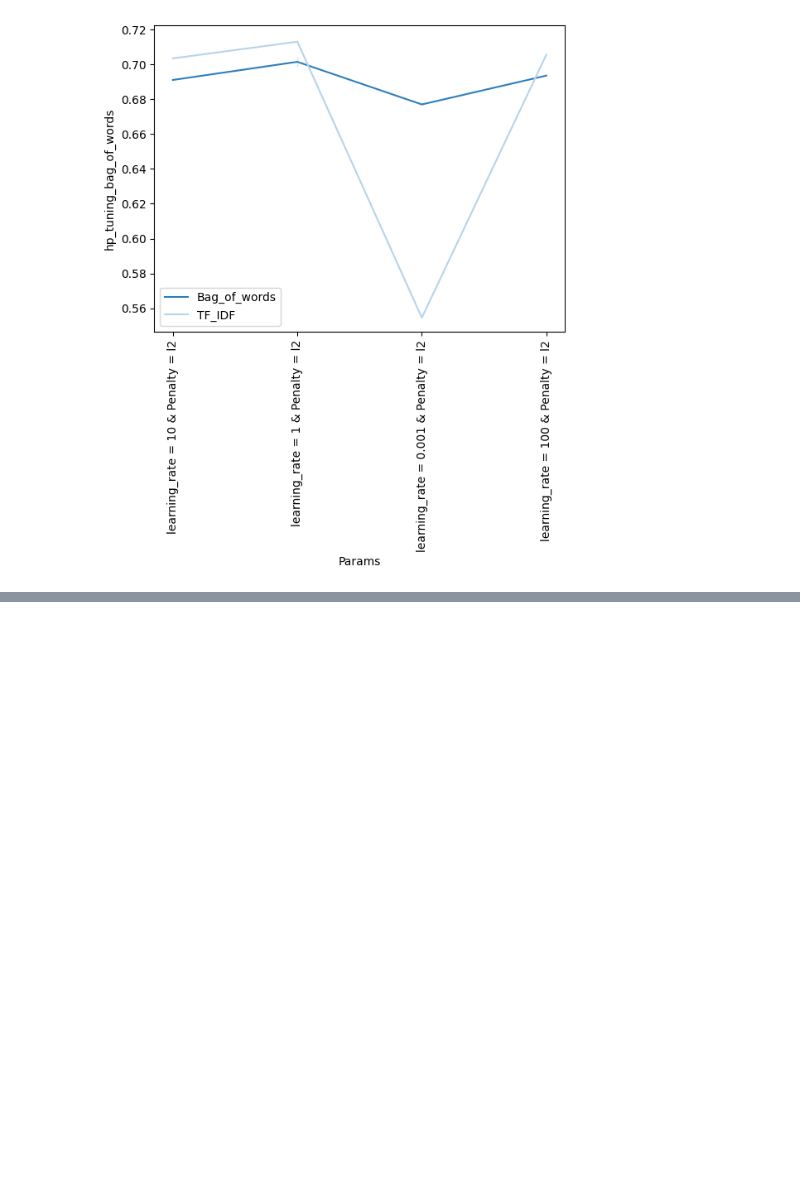
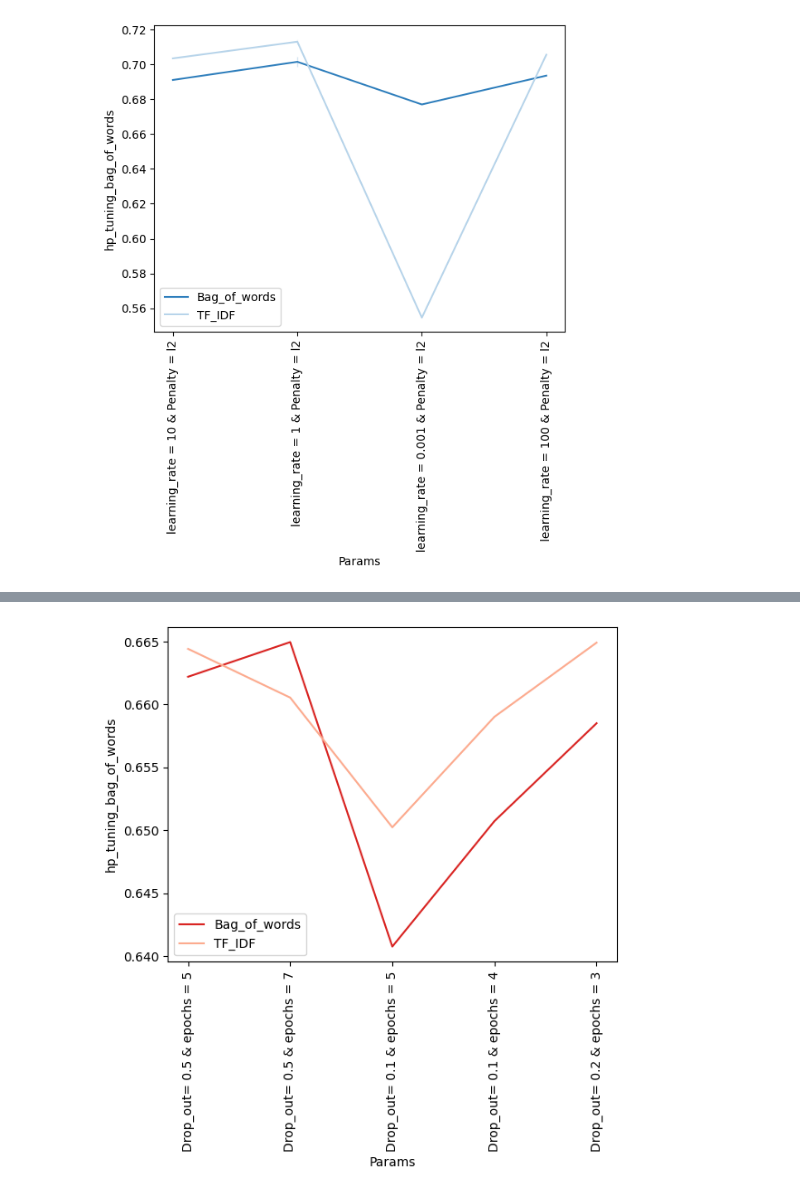
Before and after one commit to Jay9711/term_project_DM, a Jupyter notebook: Assignment_3.ipynb, the cells around one changed output, grey strips where cells are left out. Saved outputs shown, nothing was run; the diff lists cells and outputs as text; code cells hidden in the pictures; blank space fills up the shorter version.

```diff
--- a/Assignment_3.ipynb
+++ b/Assignment_3.ipynb
@@ -731,0 +818,14 @@ plt.show()
+# %%
+a=[128,64,512,256]
+b=[0.1, 0.2, 0.3, 0.4, 0.5, 0.6]
+c = [2,3,4,5,7]
+hp_tuning_bag_of_words=[]
+hp_tuning_tfidf=[]
+alph= []
+for i in range(5):
+  temp = random.choice(a)
+  temp2 = random.choice(b)
+  temp3 = random.choice(c)
+  hp_tuning_bag_of_words.append(neural_net_hp_tuning(temp,temp2,temp3))
+  hp_tuning_tfidf.append(neural_net_tfidf_hp_tuning(temp,temp2,temp3))
+  alph.append(f'Drop_out= {temp2} & epochs = {temp3}')
@@ -731,0 +850,12 @@ plt.show()
+# %%
+df = pd.DataFrame()
+df['hp_tuning_bag_of_words']=hp_tuning_bag_of_words
+df['hp_tuning_tfidf']=hp_tuning_tfidf
+df['Params']=alph
+cmap = sns.color_palette("Reds", as_cmap=True)
+sns.lineplot(data=df,x='Params',y='hp_tuning_bag_of_words',color=cmap(.7),label='Bag_of_words')
+sns.lineplot(data=df,x='Params',y='hp_tuning_tfidf',color=cmap(.3),label='TF_IDF')
+plt.xticks(rotation = 90)
+plt.show()
+# %% [output]
+[figure, added]
```
Also changed, not shown: parts of 4 cells of this notebook.
